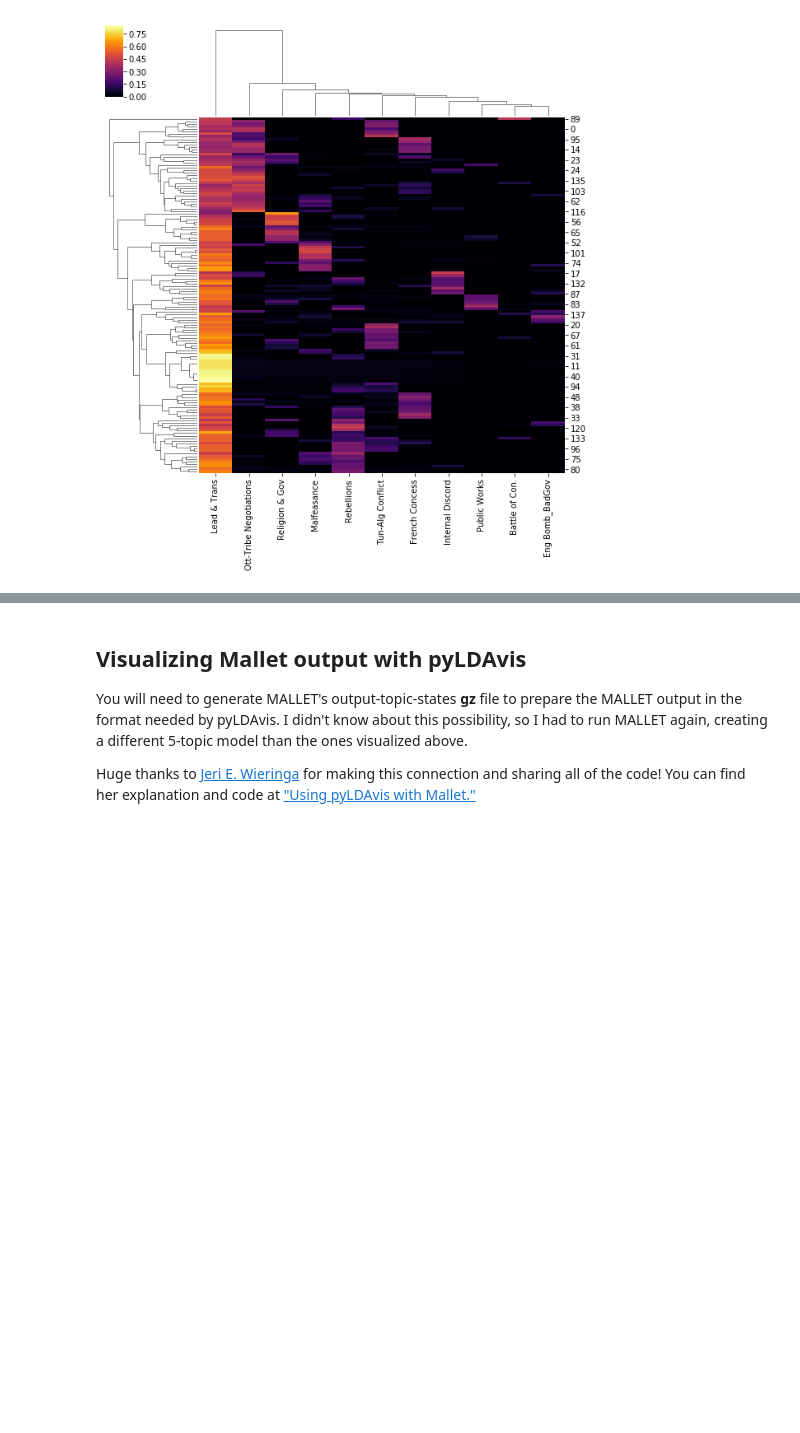
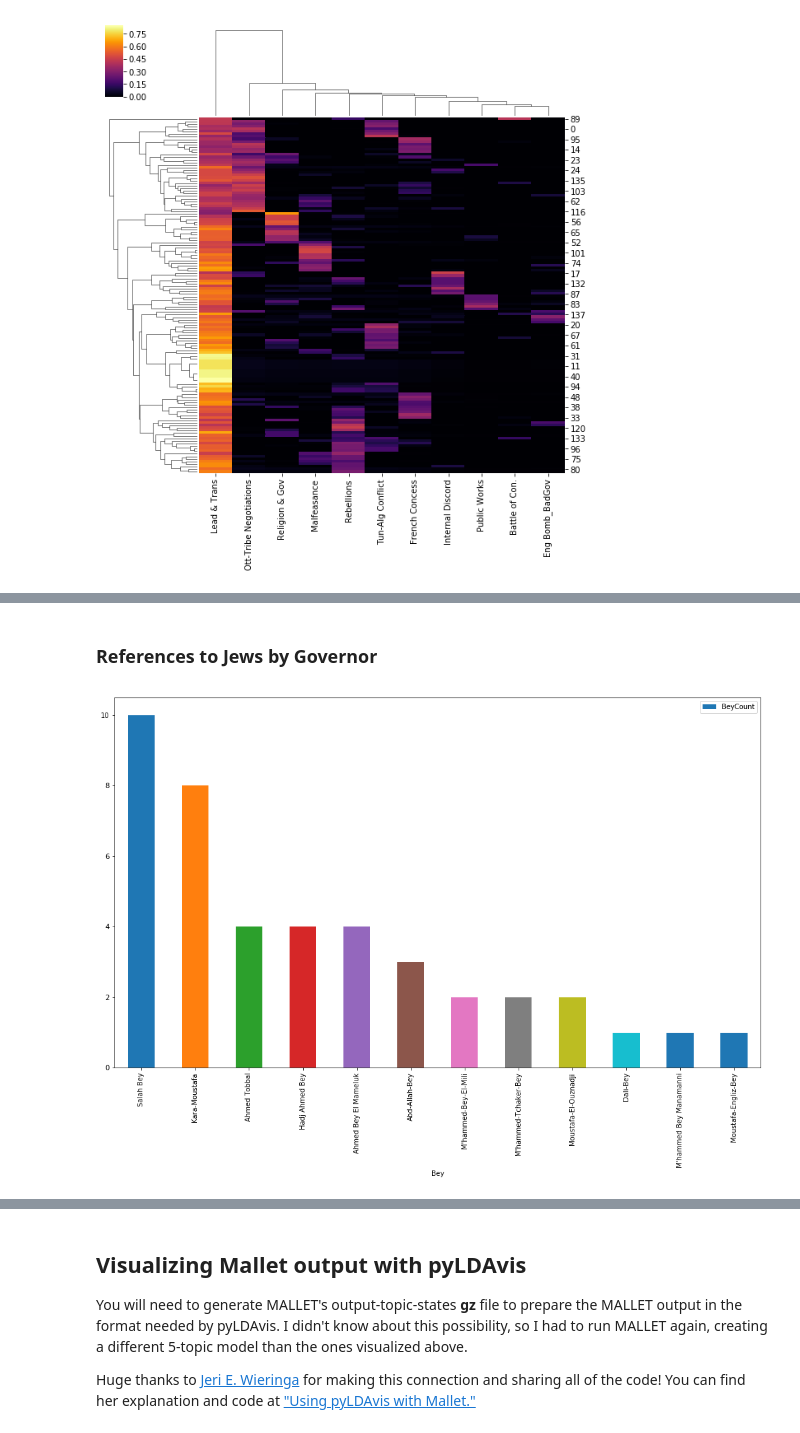
Before and after one commit to AshleySanders/OttomanAlgeria, a Jupyter notebook: ConstantineChronicles/Beys-11_Topic-MalletModel-Viz.ipynb, the cells around one changed output, grey strips where cells are left out. Cells and saved outputs as stored; diff of their text form; code cells hidden in the pictures; blank space fills up the shorter version.

```diff
--- a/ConstantineChronicles/Beys-11_Topic-MalletModel-Viz.ipynb
+++ b/ConstantineChronicles/Beys-11_Topic-MalletModel-Viz.ipynb
@@ -112,0 +165,3 @@ sns.clustermap(oa11_docs, cmap='inferno')
+# %%
+juifs = pd.read_csv("/users/asg/Dropbox/Scholarship/AhmedBey/Data-Copy/Beys-juifs-author_beys.csv", sep=',')
+#juifs
@@ -112,0 +178,6 @@ sns.clustermap(oa11_docs, cmap='inferno')
+# %% [markdown]
+### References to Jews by Governor
+# %%
+juifs_bey = juifs.plot.bar(x='Bey', y='BeyCount', rot=90)
+# %% [output]
+[figure, added]
```
Also changed, not shown: parts of 21 cells of this notebook.
